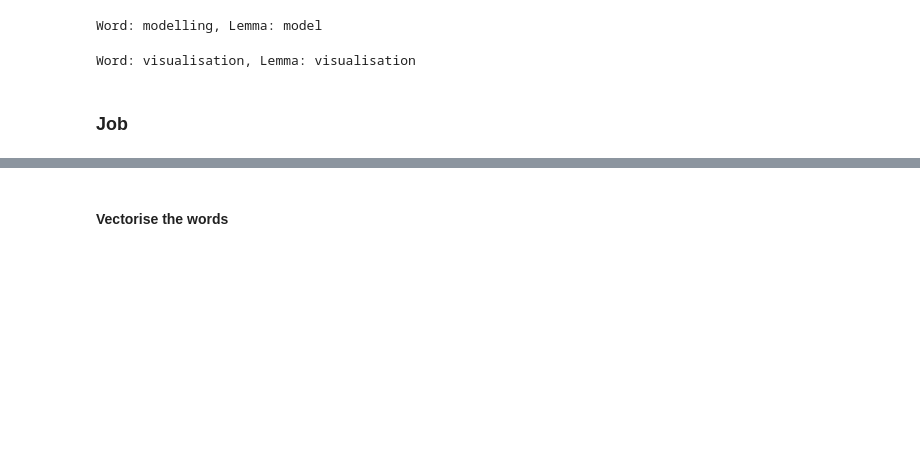
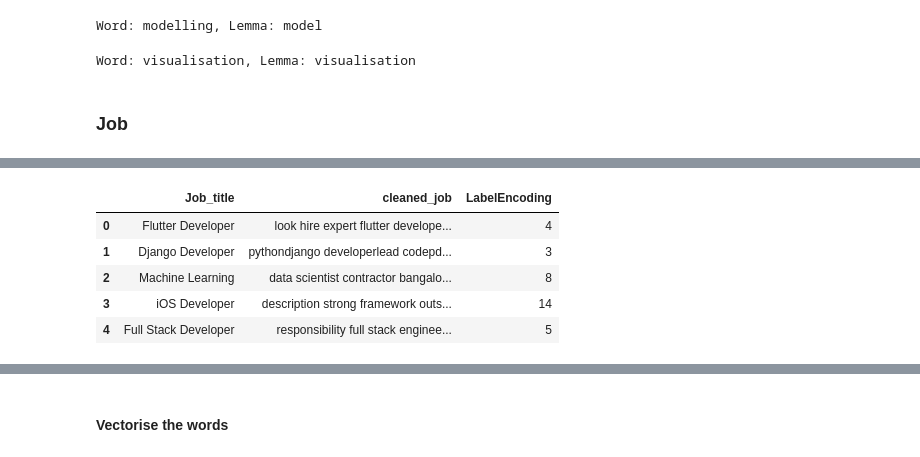
Before and after one commit to senghok510/Resume_matching, a Jupyter notebook: notebooks/feature_engineering.ipynb, the cells around one changed output, grey strips where cells are left out. Saved outputs shown, nothing was run; the diff lists cells and outputs as text; code cells hidden in the pictures; blank space fills up the shorter version.

```diff
--- a/notebooks/feature_engineering.ipynb
+++ b/notebooks/feature_engineering.ipynb
@@ -257,0 +257,9 @@ Word: visualisation, Lemma: visualisation
+# %%
+job.head()
+# %% [output]
+|  | Job_title | cleaned_job | LabelEncoding |
+| 0 | Flutter Developer | look hire expert flutter develope... | 4 |
+| 1 | Django Developer | pythondjango developerlead codepd... | 3 |
+| 2 | Machine Learning | data scientist contractor bangalo... | 8 |
+| 3 | iOS Developer | description strong framework outs... | 14 |
+| 4 | Full Stack Developer | responsibility full stack enginee... | 5 |
```
Also changed, not shown: parts of 12 cells of this notebook.
